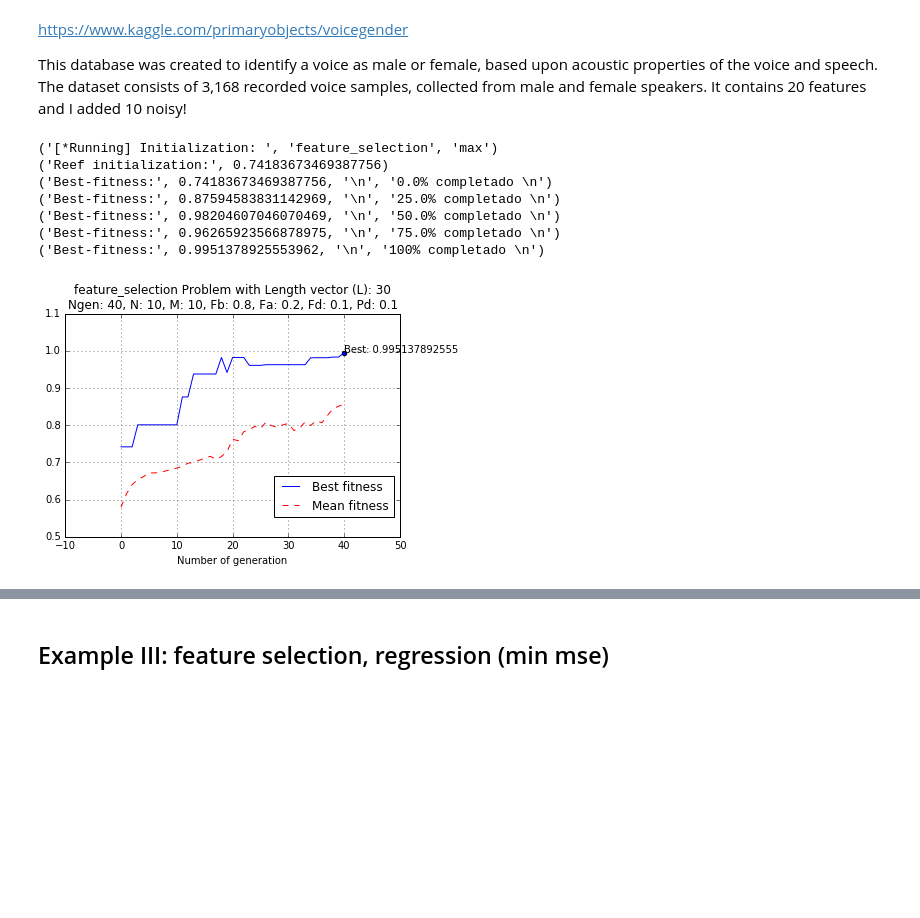
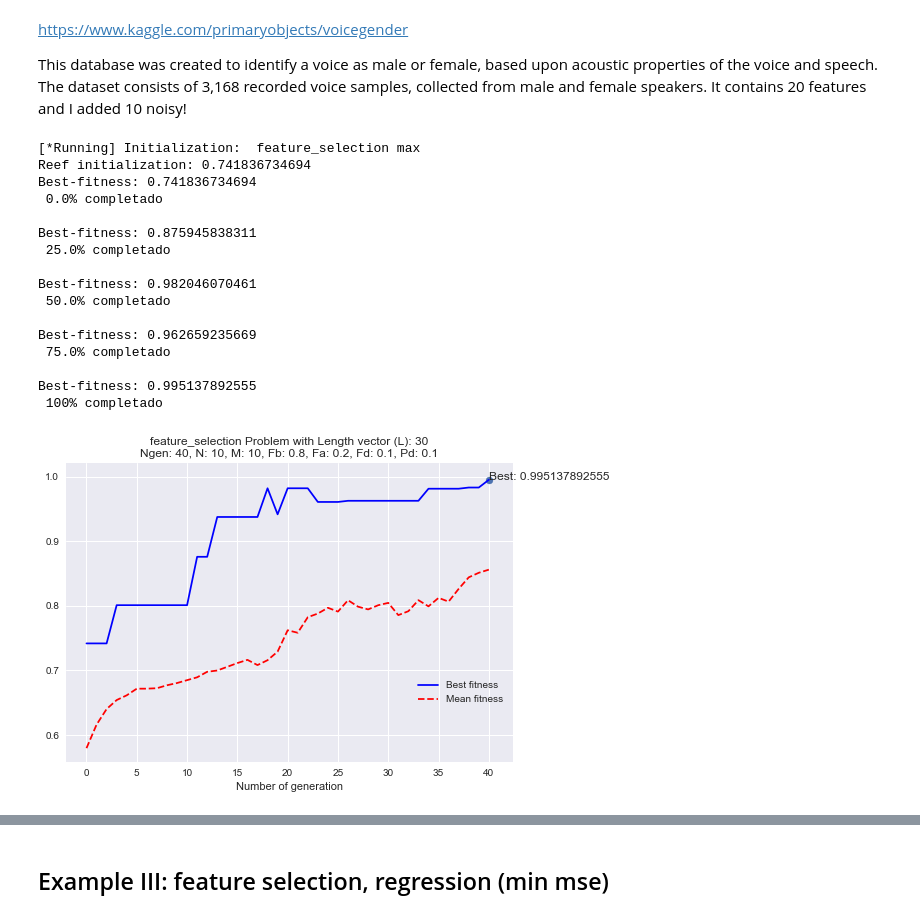
Before and after one commit to VictorPelaez/coral-reef-optimization-algorithm, a Jupyter notebook: cro/test.ipynb, the cells around one changed output, grey strips where cells are left out. Saved outputs shown, nothing was run; the diff lists cells and outputs as text; code cells hidden in the pictures; blank space fills up the shorter version.

```diff
--- a/cro/test.ipynb
+++ b/cro/test.ipynb
@@ -25,6 +25,6 @@ L = 100
 ke = 0.2
 ## ------------------------------------------------------
 
-cro = CRO(Ngen, N, M, Fb, Fa, Fd, r0, k, Pd, max_ones, opt, L, problem_name='max_ones', verbose=True, ke=ke)
+cro = CRO(Ngen, N, M, Fb, Fa, Fd, r0, k, Pd, max_ones, opt, L, problem_name='max_ones', verbose=False, ke=ke)
 %time (REEF, REEFpob, REEFfitness, ind_best, Bestfitness, Meanfitness) = cro.fit()
 # %% [output]
@@ -61,54 +42,62 @@ https://www.kaggle.com/primaryobjects/voicegender
 
 This database was created to identify a voice as male or female, based upon acoustic properties of the voice and speech. The dataset consists of 3,168 recorded voice samples, collected from male and female speakers. It contains 20 features and I added 10 noisy!
 # %%
+from functools import partial
+import numpy as np
+import seaborn as sns
+from cro import *
+from utils import load_data
+from sklearn.neighbors import KNeighborsClassifier
+from sklearn.metrics import roc_auc_score
+from fitness import feature_selection
+
 ## ------------------------------------------------------
 ## Parameters initialization
-
+## ------------------------------------------------------
 Ngen = 40                  # Number of generations
 N  = 10                    # MxN: reef size
 M  = 10                    # MxN: reef size
 Fb = 0.8                   # Broadcast prob.
 Fa = 0.2                   # Asexual reproduction prob.
 Fd = 0.1                   # Fraction of the corals to be eliminated in the depredation operator.
 r0 = 0.6                   # Free/total initial proportion
 k  = 3                     # Number of opportunities for a new coral to settle in the reef
 Pd = 0.1                   # Depredation prob.
 opt= 'max'                 # flag: 'max' for maximizing and 'min' for minimizing
 problem ='feature_selection'
 ## ------------------------------------------------------
 
-from functools import partial
-import numpy as np
-import seaborn as sns
-from cro import *
-from utils import load_data
-from sklearn.neighbors import KNeighborsClassifier
-from sklearn.metrics import roc_auc_score
-from fitness import feature_selection
-
 dataset = load_data('voice')
 L = dataset.data.shape[1] # number of features
 X = dataset.data
 y = dataset.target
 
 clf = KNeighborsClassifier(2)
 
-fitness_coral = partial(feature_selection, Xt=X, yt=y, clf=clf,
-                        get_prediction=lambda clf, Xt: clf.predict_proba(Xt)[:, 1],
+fitness_coral = partial(feature_selection, X=X, y=y, model=clf,
+                        get_prediction = lambda clf, X: clf.predict_proba(X)[:, 1],
                         metric=roc_auc_score)
-
 
 cro = CRO(Ngen, N, M, Fb, Fa, Fd, r0, k, Pd, fitness_coral, opt, L, seed=13, problem_name=problem, verbose=True)
 %time (REEF, REEFpob, REEFfitness, ind_best, Bestfitness, Meanfitness) = cro.fit(X, y, clf)
 
 names = np.array(dataset.feature_names)
 print(names[REEFpob[ind_best, :]>0])
 # %% [output]
-('[*Running] Initialization: ', 'feature_selection', 'max')
-('Reef initialization:', 0.74183673469387756)
-('Best-fitness:', 0.74183673469387756, '\n', '0.0% completado \n')
-('Best-fitness:', 0.87594583831142969, '\n', '25.0% completado \n')
-('Best-fitness:', 0.98204607046070469, '\n', '50.0% completado \n')
-('Best-fitness:', 0.96265923566878975, '\n', '75.0% completado \n')
-('Best-fitness:', 0.9951378925553962, '\n', '100% completado \n')
+[*Running] Initialization:  feature_selection max
+Reef initialization: 0.741836734694
+Best-fitness: 0.741836734694
+ 0.0% completado
+
+Best-fitness: 0.875945838311
+ 25.0% completado
+
+Best-fitness: 0.982046070461
+ 50.0% completado
+
+Best-fitness: 0.962659235669
+ 75.0% completado
+
+Best-fitness: 0.995137892555
+ 100% completado
-[figure, old version]
+[figure, new version]
```
Also changed, not shown: parts of 3 cells of this notebook, 1 other file.
